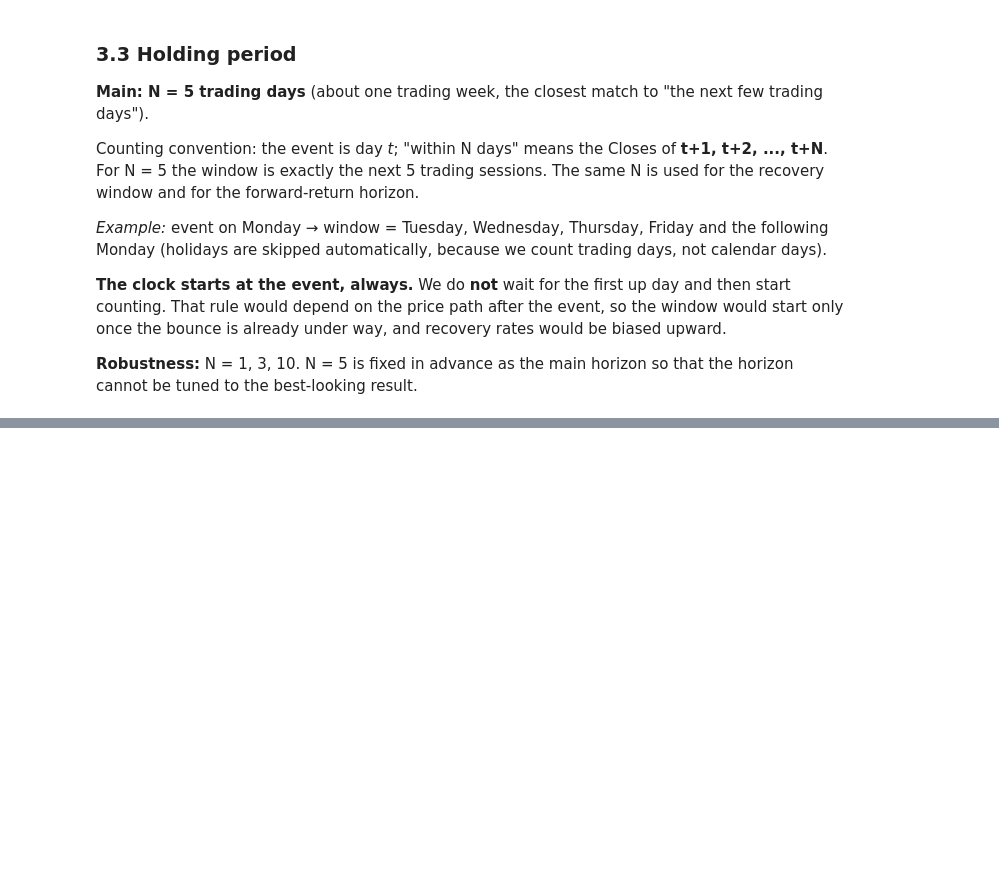
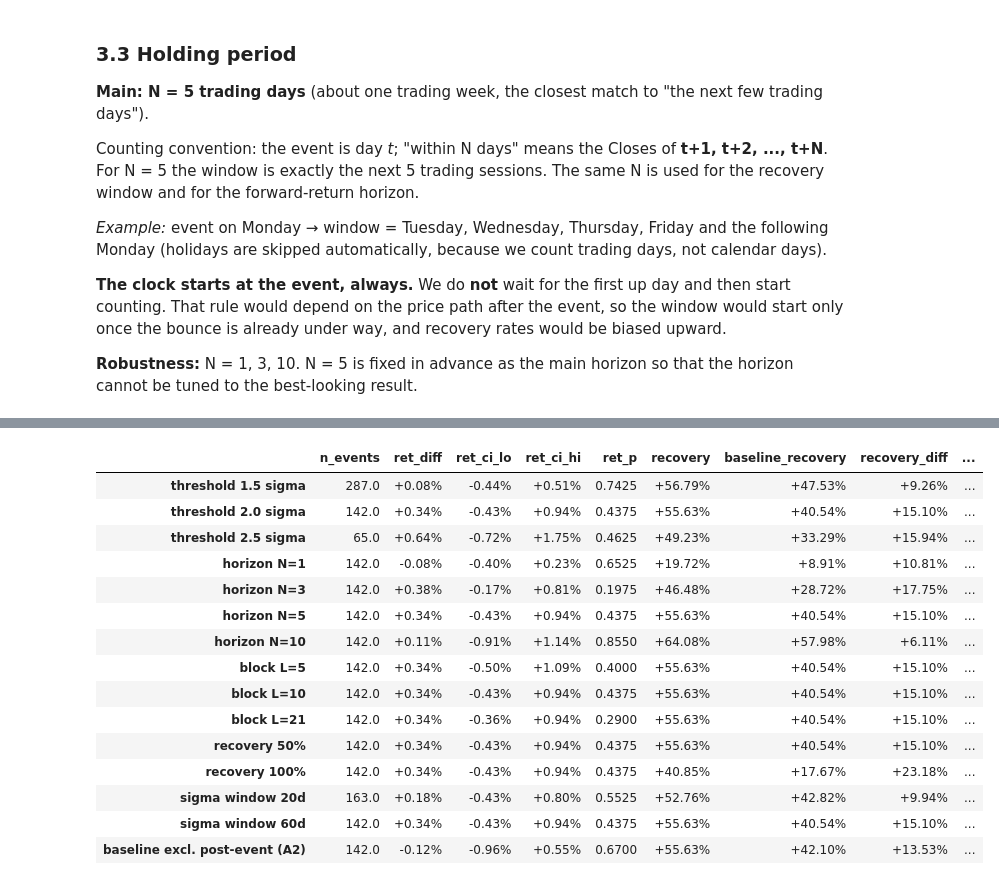
Before and after one commit to Sparsh-gupta022/nifty-quant-research, a Jupyter notebook: notebooks/research.ipynb, the cells around one changed output, grey strips where cells are left out. Saved outputs shown, nothing was run; the diff lists cells and outputs as text; code cells hidden in the pictures; blank space fills up the shorter version.

```diff
--- a/notebooks/research.ipynb
+++ b/notebooks/research.ipynb
@@ -188,0 +366,40 @@ Counting convention: the event is day *t*; "within N days" means the Closes of *
+# %%
+REP = 800  # replicates for the grid; the main specification uses 2,000
+
+grid = []
+for k in cfg["robustness"]["threshold_sigma"]:
+    grid.append(("threshold %.1f sigma" % k, run_spec(df, with_override(cfg, **{"event.threshold_sigma": k}), n_rep=REP)))
+for N in cfg["robustness"]["horizon"]:
+    grid.append((f"horizon N={N}", run_spec(df, with_override(cfg, **{"horizon": N}), n_rep=REP)))
+for L in cfg["robustness"]["block_length"]:
+    grid.append((f"block L={L}", run_spec(df, cfg, block=L, n_rep=REP)))
+for f in cfg["robustness"]["recovery_fraction"]:
+    grid.append((f"recovery {int(f*100)}%", run_spec(df, with_override(cfg, **{"recovery.fraction": f}), n_rep=REP)))
+for w in cfg["robustness"]["sigma_window"]:
+    grid.append((f"sigma window {w}d", run_spec(df, with_override(cfg, **{"event.sigma_window": w}), n_rep=REP)))
+grid.append(("baseline excl. post-event (A2)", run_spec(df, with_override(cfg, **{"baseline.exclude_post_event": True}), n_rep=REP)))
+
+rob = pd.DataFrame({name: r for name, r in grid}).T
+show = rob[["n_events", "ret_diff", "ret_ci_lo", "ret_ci_hi", "ret_p",
+            "recovery", "baseline_recovery", "recovery_diff", "rec_ci_lo", "rec_ci_hi", "rec_p"]].copy()
+for c in show.columns:
+    if c not in ("n_events", "ret_p", "rec_p"):
+        show[c] = show[c].map("{:+.2%}".format)
+show
+# %% [output]
+|  | n_events | ret_diff | ret_ci_lo | ret_ci_hi | ret_p | recovery | baseline_recovery | recovery_diff | ... |
+| threshold 1.5 sigma | 287.0 | +0.08% | -0.44% | +0.51% | 0.7425 | +56.79% | +47.53% | +9.26% | ... |
+| threshold 2.0 sigma | 142.0 | +0.34% | -0.43% | +0.94% | 0.4375 | +55.63% | +40.54% | +15.10% | ... |
+| threshold 2.5 sigma | 65.0 | +0.64% | -0.72% | +1.75% | 0.4625 | +49.23% | +33.29% | +15.94% | ... |
+| horizon N=1 | 142.0 | -0.08% | -0.40% | +0.23% | 0.6525 | +19.72% | +8.91% | +10.81% | ... |
+| horizon N=3 | 142.0 | +0.38% | -0.17% | +0.81% | 0.1975 | +46.48% | +28.72% | +17.75% | ... |
+| horizon N=5 | 142.0 | +0.34% | -0.43% | +0.94% | 0.4375 | +55.63% | +40.54% | +15.10% | ... |
+| horizon N=10 | 142.0 | +0.11% | -0.91% | +1.14% | 0.8550 | +64.08% | +57.98% | +6.11% | ... |
+| block L=5 | 142.0 | +0.34% | -0.50% | +1.09% | 0.4000 | +55.63% | +40.54% | +15.10% | ... |
+| block L=10 | 142.0 | +0.34% | -0.43% | +0.94% | 0.4375 | +55.63% | +40.54% | +15.10% | ... |
+| block L=21 | 142.0 | +0.34% | -0.36% | +0.94% | 0.2900 | +55.63% | +40.54% | +15.10% | ... |
+| recovery 50% | 142.0 | +0.34% | -0.43% | +0.94% | 0.4375 | +55.63% | +40.54% | +15.10% | ... |
+| recovery 100% | 142.0 | +0.34% | -0.43% | +0.94% | 0.4375 | +40.85% | +17.67% | +23.18% | ... |
+| sigma window 20d | 163.0 | +0.18% | -0.43% | +0.80% | 0.5525 | +52.76% | +42.82% | +9.94% | ... |
+| sigma window 60d | 142.0 | +0.34% | -0.43% | +0.94% | 0.4375 | +55.63% | +40.54% | +15.10% | ... |
+| baseline excl. post-event (A2) | 142.0 | -0.12% | -0.96% | +0.55% | 0.6700 | +55.63% | +42.10% | +13.53% | ... |
```
Also changed, not shown: parts of 34 cells of this notebook, 14 other files.
